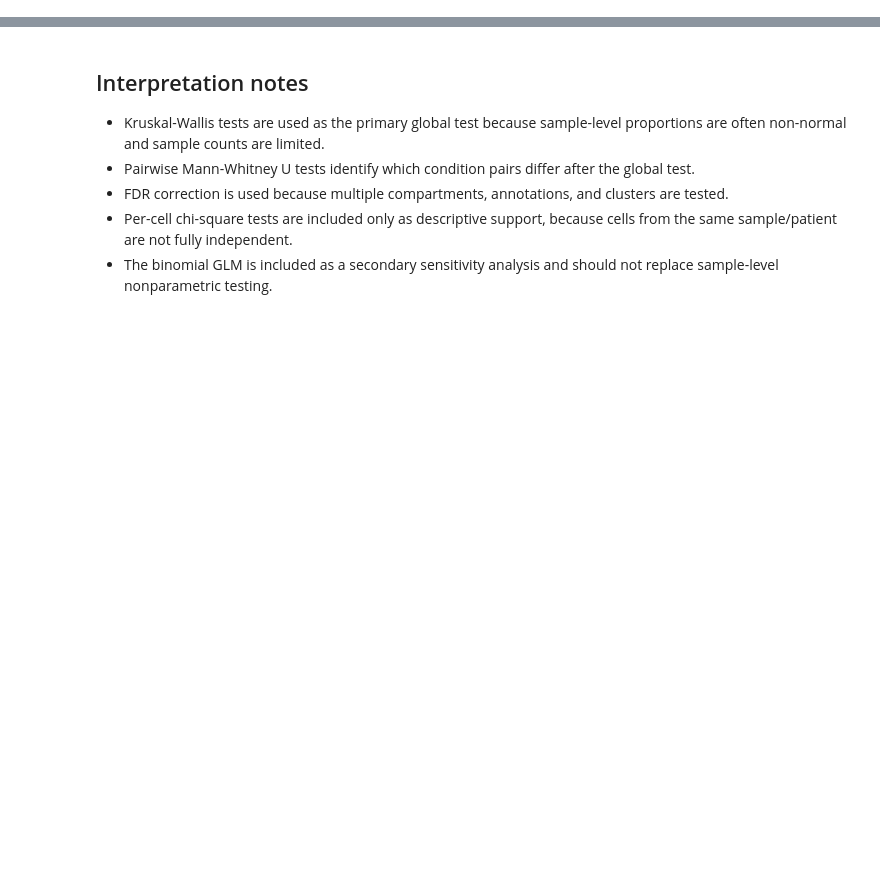
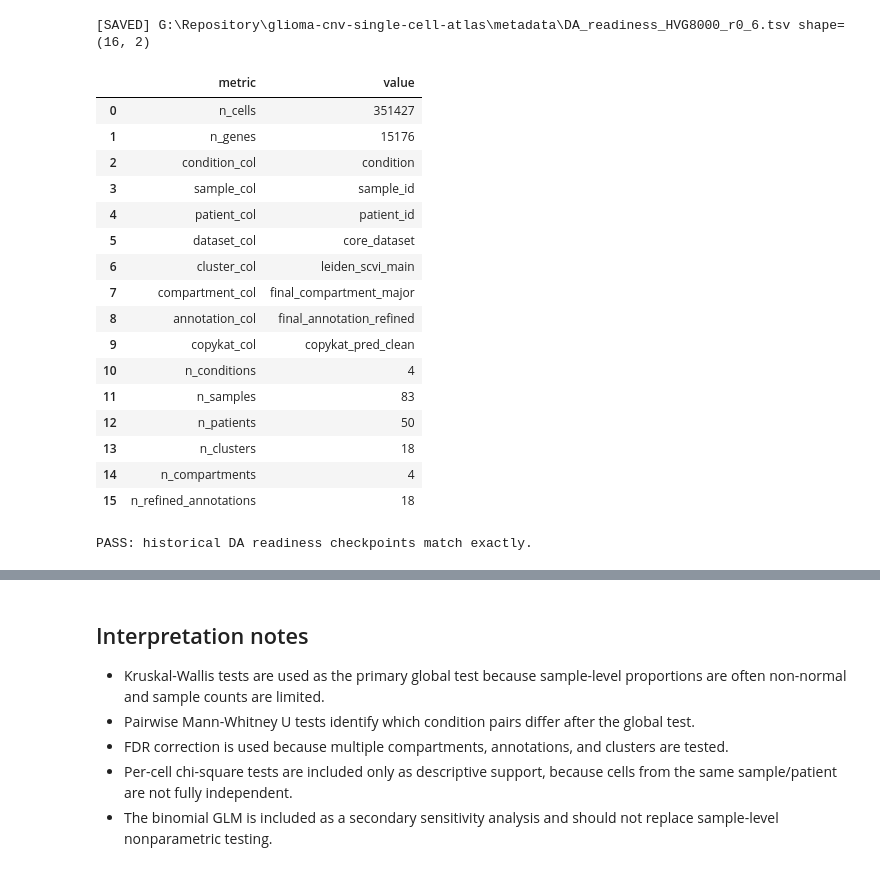
Before and after one commit to CPFeX/glioma-cnv-single-cell-atlas, a Jupyter notebook: code/01_main_analysis/18_differential_abundance.ipynb, the cells around one changed output, grey strips where cells are left out. Cells and saved outputs as stored; diff of their text form; code cells hidden in the pictures; blank space fills up the shorter version.

```diff
--- a/code/01_main_analysis/18_differential_abundance.ipynb
+++ b/code/01_main_analysis/18_differential_abundance.ipynb
@@ -198,32 +542,100 @@ print("copykat_col:", copykat_col)
 # %%
 # =========================
 # Readiness report
 # =========================
 readiness_rows = []
 for name, value in [
     ("n_cells", obs.shape[0]),
-    ("n_genes", adata.n_vars),
+    ("n_genes", n_genes),
     ("condition_col", condition_col),
     ("sample_col", sample_col),
     ("patient_col", patient_col if patient_col else "NA"),
     ("dataset_col", dataset_col if dataset_col else "NA"),
     ("cluster_col", cluster_col),
     ("compartment_col", compartment_col),
     ("annotation_col", annotation_col),
     ("copykat_col", copykat_col if copykat_col else "NA"),
     ("n_conditions", obs[condition_col].astype(str).nunique()),
     ("n_samples", obs[sample_col].astype(str).nunique()),
     ("n_patients", obs[patient_col].astype(str).nunique() if patient_col else np.nan),
     ("n_clusters", obs[cluster_col].astype(str).nunique()),
     ("n_compartments", obs[compartment_col].astype(str).nunique()),
     ("n_refined_annotations", obs[annotation_col].astype(str).nunique()),
 ]:
     readiness_rows.append({"metric": name, "value": value})
 
 readiness = pd.DataFrame(readiness_rows)
 READINESS_TSV = METADATA_DIR / f"DA_readiness_{RUN_TAG}.tsv"
 write_tsv_replace(readiness, READINESS_TSV)
 display(readiness)
+
+assert_shape(
+    readiness,
+    (
+        16,
+        2,
+    ),
+    "Historical DA readiness",
+)
+
+expected_readiness = {
+    "n_cells": 351427,
+    "n_genes": 15176,
+    "n_conditions": 4,
+    "n_samples": 83,
+    "n_patients": 50,
+    "n_clusters": 18,
+    "n_compartments": 4,
+    "n_refined_annotations": 18,
+}
+
+readiness_lookup = dict(
+    zip(
+        readiness[
+            "metric"
+        ],
+        readiness[
+            "value"
+        ],
+    )
+)
+
+for metric, expected in expected_readiness.items():
+    observed = int(
+        readiness_lookup[
+            metric
+        ]
+    )
+
+    if observed != expected:
+        raise RuntimeError(
+            f"Historical readiness checkpoint failed for {metric}: "
+            f"{observed} != {expected}"
+        )
+
+print(
+    "PASS: historical DA readiness checkpoints match exactly."
+)
+# %% [output]
+[SAVED] G:\Repository\glioma-cnv-single-cell-atlas\metadata\DA_readiness_HVG8000_r0_6.tsv shape=(16, 2)
+|  | metric | value |
+| 0 | n_cells | 351427 |
+| 1 | n_genes | 15176 |
+| 2 | condition_col | condition |
+| 3 | sample_col | sample_id |
+| 4 | patient_col | patient_id |
+| 5 | dataset_col | core_dataset |
+| 6 | cluster_col | leiden_scvi_main |
+| 7 | compartment_col | final_compartment_major |
+| 8 | annotation_col | final_annotation_refined |
+| 9 | copykat_col | copykat_pred_clean |
+| 10 | n_conditions | 4 |
+| 11 | n_samples | 83 |
+| 12 | n_patients | 50 |
+| 13 | n_clusters | 18 |
+| 14 | n_compartments | 4 |
+| 15 | n_refined_annotations | 18 |
+PASS: historical DA readiness checkpoints match exactly.
 # %%
 # =========================
 # Core aggregation functions
```
Also changed, not shown: parts of 17 cells of this notebook, 27 other files.
